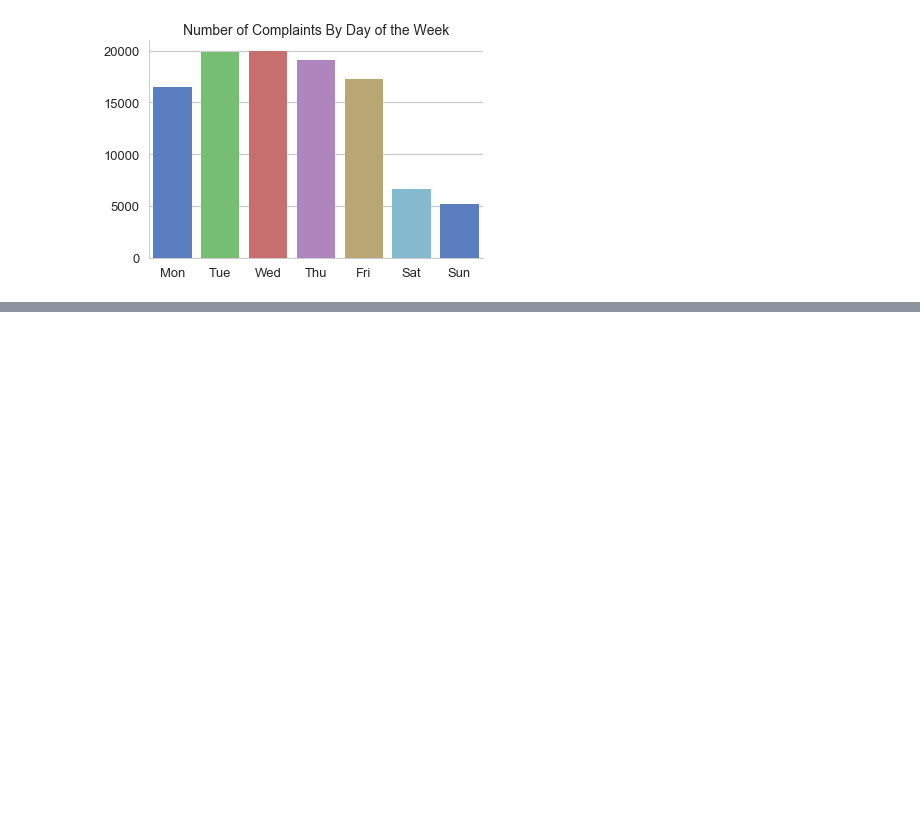
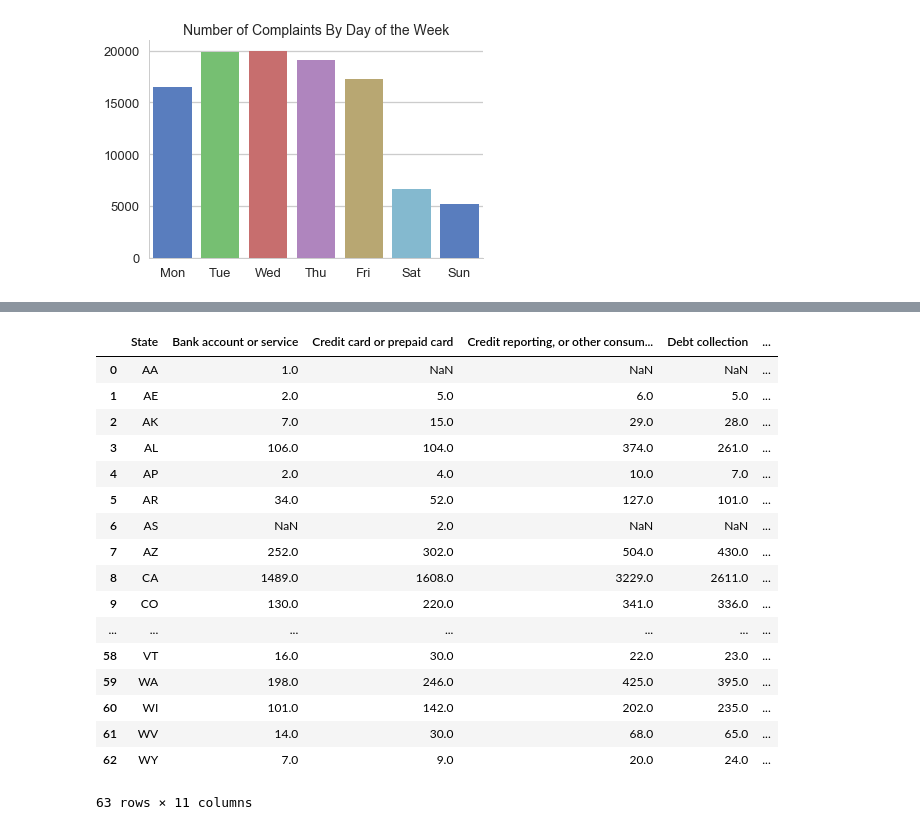
Before and after one commit to shuojiashi/capstone_project_2, a Jupyter notebook: notebooks/consumer_complaints.ipynb, the cells around one changed output, grey strips where cells are left out. Saved outputs shown, nothing was run; the diff lists cells and outputs as text; code cells hidden in the pictures; blank space fills up the shorter version.

Commit message:
add interactive plotting

```diff
--- a/notebooks/consumer_complaints.ipynb
+++ b/notebooks/consumer_complaints.ipynb
@@ -220,0 +305,56 @@ df[df['Product_new']=='Mortgage']['Sub-product'].value_counts()
+# %%
+# Found code and state name data from https://www.census.gov/geo/reference/ansi_statetables.html
+# change the code and state name into dictionary for later use.
+state_code= pd.read_csv('./../us states code.csv')
+code = state_code['STATE|STUSAB|STATE_NAME|STATENS'].apply(lambda x : x.split('|')[1])
+state_name = state_code['STATE|STUSAB|STATE_NAME|STATENS'].apply(lambda x : x.split('|')[2])
+state_dict = dict(zip(code, state_name))
+state_dict['AA'] = 'American Armed Forces'
+state_dict['AE'] = 'American Armed Forces'
+state_dict['AP'] = 'American Armed Forces'
+state_dict['FM'] = 'Micronesia'
+state_dict['MH'] = 'Marshall Islands'
+state_dict['PW'] = 'Palau'
+state_dict['UNITED STATES MINOR OUTLYING ISLANDS'] = 'UNITED STATES MINOR OUTLYING ISLANDS'
+# %%
+# build a new data frame of the consumer complaints count and products count for each state.
+state_product = df.groupby('State')['Product_new'].value_counts().unstack().reset_index()
+state_count = pd.DataFrame(df['State'].value_counts()).reset_index()
+state_count.columns = ['State','Count']
+state = state_product.merge(state_count, on = 'State')
+product_list = state_product.columns[1:]
+
+# find the most complained product for each state. Find the full name of the each state code.
+# Combine the information into one text column that will be used for interactive plotting next.
+state_max_product = []
+state_max_product_count = []
+for index, row in state_product.iterrows():
+    max_product_count = 0
+    state_name_i = state_dict[row['State']]
+    for i in product_list:
+        if row[i] > max_product_count:
+            max_product_count = row[i]
+            product_name = i
+    state_max_product.append(state_name_i+"<br>"+ product_name+": "+str(max_product_count))
+state['state_max_product'] = state_max_product
+
+state
+# %% [output]
+|  | State | Bank account or service | Credit card or prepaid card | Credit reporting, or other consum... | Debt collection | ... |
+| 0 | AA | 1.0 | NaN | NaN | NaN | ... |
+| 1 | AE | 2.0 | 5.0 | 6.0 | 5.0 | ... |
+| 2 | AK | 7.0 | 15.0 | 29.0 | 28.0 | ... |
+| 3 | AL | 106.0 | 104.0 | 374.0 | 261.0 | ... |
+| 4 | AP | 2.0 | 4.0 | 10.0 | 7.0 | ... |
+| 5 | AR | 34.0 | 52.0 | 127.0 | 101.0 | ... |
+| 6 | AS | NaN | 2.0 | NaN | NaN | ... |
+| 7 | AZ | 252.0 | 302.0 | 504.0 | 430.0 | ... |
+| 8 | CA | 1489.0 | 1608.0 | 3229.0 | 2611.0 | ... |
+| 9 | CO | 130.0 | 220.0 | 341.0 | 336.0 | ... |
+| ... | ... | ... | ... | ... | ... | ... |
+| 58 | VT | 16.0 | 30.0 | 22.0 | 23.0 | ... |
+| 59 | WA | 198.0 | 246.0 | 425.0 | 395.0 | ... |
+| 60 | WI | 101.0 | 142.0 | 202.0 | 235.0 | ... |
+| 61 | WV | 14.0 | 30.0 | 68.0 | 65.0 | ... |
+| 62 | WY | 7.0 | 9.0 | 20.0 | 24.0 | ... |
+63 rows × 11 columns
```
Also changed, not shown: parts of 38 cells of this notebook.
